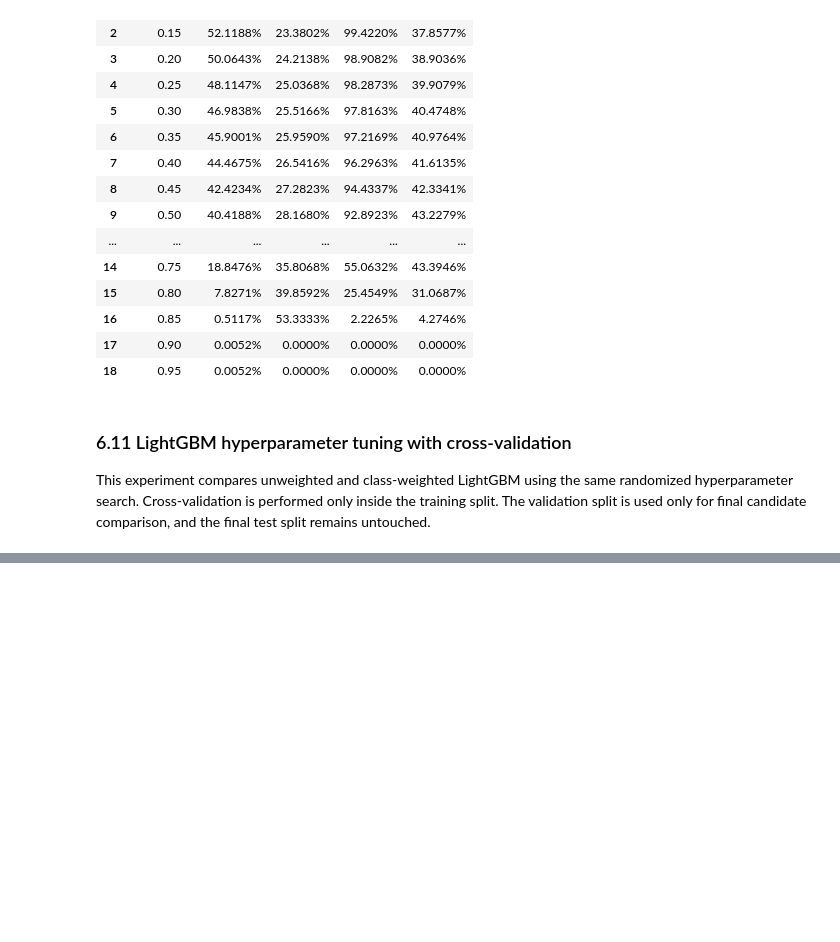
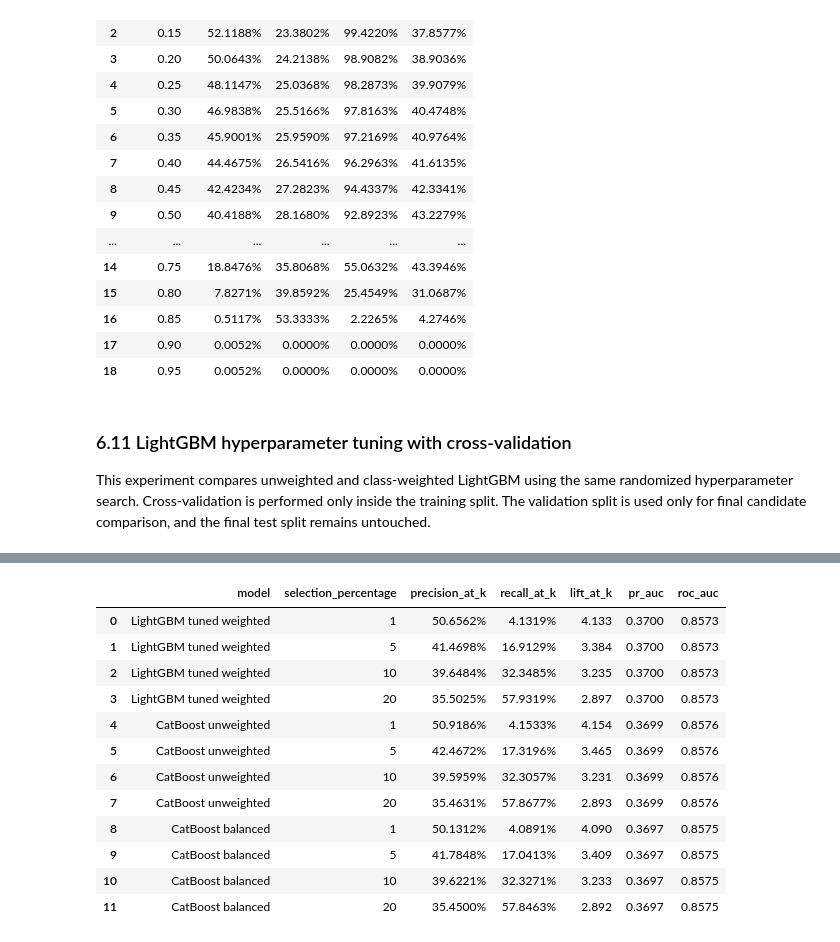
Before and after one commit to Youngboy01/vehicle-Insurance, a Jupyter notebook: notebooks/experimentation_v2.ipynb, the cells around one changed output, grey strips where cells are left out. Cells and saved outputs as stored; diff of their text form; code cells hidden in the pictures; blank space fills up the shorter version.

```diff
--- a/notebooks/experimentation_v2.ipynb
+++ b/notebooks/experimentation_v2.ipynb
@@ -1163,0 +1185,5 @@ Completed class_weighted; MLflow run ID: 543aea08aecd43ee89e5ca66dbf57816
+# %%
+for feature in catboost_categorical_features:
+    X_train_cat[feature] = X_train_cat[feature].astype(str)
+    X_test_cat[feature] = X_test_cat[feature].astype(str)
+    X_val_cat[feature] = X_val_cat[feature].astype(str)
@@ -1163,0 +1265,2 @@ Completed class_weighted; MLflow run ID: 543aea08aecd43ee89e5ca66dbf57816
+# %%
+top_k_percentages = [1, 5, 10, 20]
@@ -1163,0 +1342,13 @@ Completed class_weighted; MLflow run ID: 543aea08aecd43ee89e5ca66dbf57816
+# %%
+catboost_balanced = CatBoostClassifier(
+    iterations=500,
+    learning_rate=0.05,
+    depth=7,
+    loss_function="Logloss",
+    eval_metric="AUC",
+    auto_class_weights="Balanced",
+    random_seed=random_state,
+    verbose=False,
+    allow_writing_files=False,
+    thread_count=-1,
+)
@@ -1163,0 +1435,62 @@ Completed class_weighted; MLflow run ID: 543aea08aecd43ee89e5ca66dbf57816
+# %%
+comparison_probas = {
+    "LightGBM tuned weighted": tuned_models["class_weighted"].predict_proba(X_val_processed)[:, 1],
+    "CatBoost unweighted": y_val_proba_catboost,
+    "CatBoost balanced": y_val_proba_catboost_balanced,
+}
+
+comparison_rows = []
+for model_name, model_proba in comparison_probas.items():
+    for top_k in top_k_percentages:
+        comparison_rows.append({
+            "model": model_name,
+            "selection_percentage": top_k,
+            "precision_at_k": float(precision_at_k(y_val, model_proba, top_k)),
+            "recall_at_k": float(recall_at_k(y_val, model_proba, top_k)),
+            "lift_at_k": float(Lift_at_k(y_val, model_proba, top_k)),
+            "pr_auc": float(pr_auc(y_val, model_proba)),
+            "roc_auc": float(roc_auc_score(y_val, model_proba)),
+        })
+
+catboost_lgbm_comparison = pd.DataFrame(comparison_rows)
+
+if mlflow.active_run() is not None:
+    stale_run_id = mlflow.active_run().info.run_id
+    print(f"Closing stale active MLflow run: {stale_run_id}")
+    try:
+        mlflow.end_run(status="KILLED")
+    except Exception as cleanup_error:
+        print(f"Stale run was already unavailable remotely; local context cleared: {cleanup_error}")
+
+with mlflow.start_run(run_name="tier1_catboost_lgbm_comparison") as comparison_run:
+    mlflow.log_params({
+        "comparison_split": "validation",
+        "models": ",".join(comparison_probas.keys()),
+        "selection_percentages": ",".join(map(str, top_k_percentages)),
+        "test_set_used": False,
+    })
+
+    for row in catboost_lgbm_comparison.itertuples(index=False):
+        model_key = row.model.lower().replace(" ", "_")
+        mlflow.log_metrics({
+            f"{model_key}_pr_auc": row.pr_auc,
+            f"{model_key}_roc_auc": row.roc_auc,
+            f"{model_key}_precision_at_{int(row.selection_percentage)}pct": row.precision_at_k,
+            f"{model_key}_recall_at_{int(row.selection_percentage)}pct": row.recall_at_k,
+            f"{model_key}_lift_at_{int(row.selection_percentage)}pct": row.lift_at_k,
+        })
+
+    mlflow.log_text(
+        catboost_lgbm_comparison.to_csv(index=False),
+        artifact_file="catboost_lgbm_validation_comparison.csv",
+    )
+
+display(catboost_lgbm_comparison.style.format({
+    "precision_at_k": "{:.4%}",
+    "recall_at_k": "{:.4%}",
+    "lift_at_k": "{:.3f}",
+    "pr_auc": "{:.4f}",
+    "roc_auc": "{:.4f}",
+}))
+print(f"Comparison MLflow run ID: {comparison_run.info.run_id}")
+# %% [output]
@@ -1163,0 +1499,13 @@ Completed class_weighted; MLflow run ID: 543aea08aecd43ee89e5ca66dbf57816
+|  | model | selection_percentage | precision_at_k | recall_at_k | lift_at_k | pr_auc | roc_auc |
+| 0 | LightGBM tuned weighted | 1 | 50.6562% | 4.1319% | 4.133 | 0.3700 | 0.8573 |
+| 1 | LightGBM tuned weighted | 5 | 41.4698% | 16.9129% | 3.384 | 0.3700 | 0.8573 |
+| 2 | LightGBM tuned weighted | 10 | 39.6484% | 32.3485% | 3.235 | 0.3700 | 0.8573 |
+| 3 | LightGBM tuned weighted | 20 | 35.5025% | 57.9319% | 2.897 | 0.3700 | 0.8573 |
+| 4 | CatBoost unweighted | 1 | 50.9186% | 4.1533% | 4.154 | 0.3699 | 0.8576 |
+| 5 | CatBoost unweighted | 5 | 42.4672% | 17.3196% | 3.465 | 0.3699 | 0.8576 |
+| 6 | CatBoost unweighted | 10 | 39.5959% | 32.3057% | 3.231 | 0.3699 | 0.8576 |
+| 7 | CatBoost unweighted | 20 | 35.4631% | 57.8677% | 2.893 | 0.3699 | 0.8576 |
+| 8 | CatBoost balanced | 1 | 50.1312% | 4.0891% | 4.090 | 0.3697 | 0.8575 |
+| 9 | CatBoost balanced | 5 | 41.7848% | 17.0413% | 3.409 | 0.3697 | 0.8575 |
+| 10 | CatBoost balanced | 10 | 39.6221% | 32.3271% | 3.233 | 0.3697 | 0.8575 |
+| 11 | CatBoost balanced | 20 | 35.4500% | 57.8463% | 2.892 | 0.3697 | 0.8575 |
```
Also changed, not shown: parts of 29 cells of this notebook, 4 other files.
